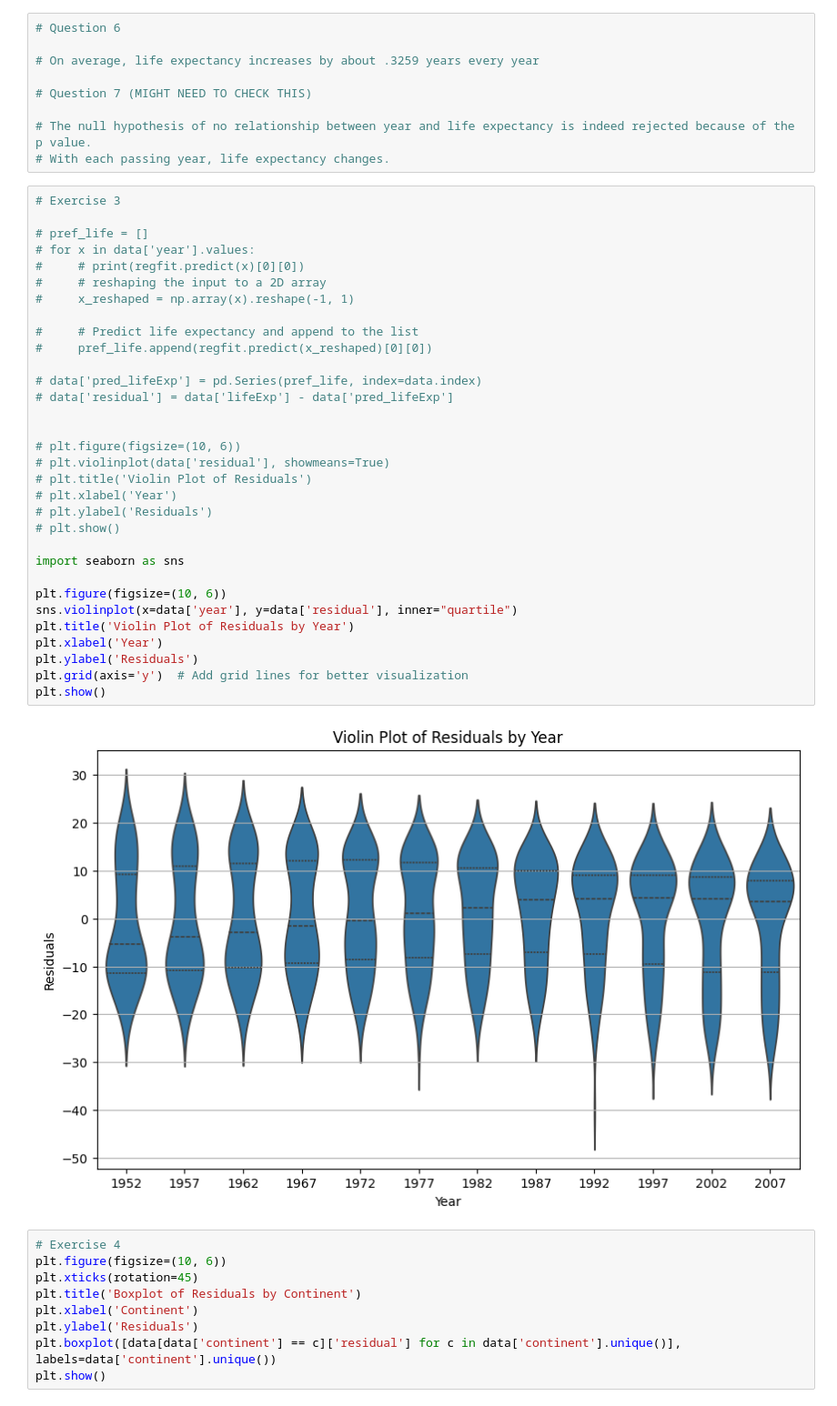
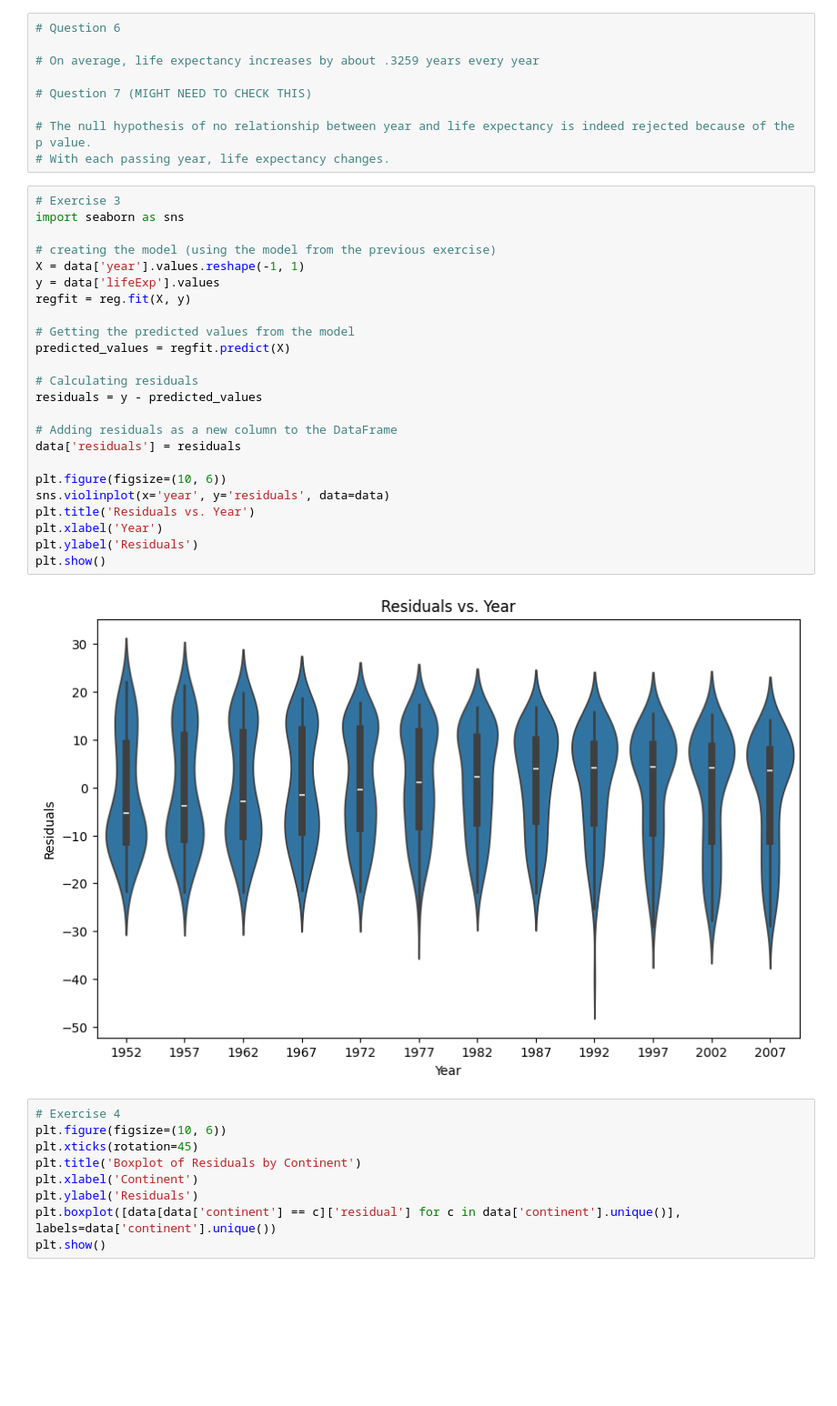
Before and after one commit to JAquaye/cmsc320, a Jupyter notebook: project3/project3.ipynb, the cells around one changed output. Shown at 91% size. Drawn from its saved outputs; the diff is of its cells as text; blank space fills up the shorter version.

```diff
--- a/project3/project3.ipynb
+++ b/project3/project3.ipynb
@@ -95,40 +106,32 @@ strong multicollinearity or other numerical problems.
 
 # The null hypothesis of no relationship between year and life expectancy is indeed rejected because of the p value.
 # With each passing year, life expectancy changes.
-# %%
-# Exercise 3
-
-# pref_life = []
-# for x in data['year'].values:
-#     # print(regfit.predict(x)[0][0])
-#     # reshaping the input to a 2D array
-#     x_reshaped = np.array(x).reshape(-1, 1)
-
-#     # Predict life expectancy and append to the list
-#     pref_life.append(regfit.predict(x_reshaped)[0][0])
-
-# data['pred_lifeExp'] = pd.Series(pref_life, index=data.index)
-# data['residual'] = data['lifeExp'] - data['pred_lifeExp']
-
-
-# plt.figure(figsize=(10, 6))
-# plt.violinplot(data['residual'], showmeans=True)
-# plt.title('Violin Plot of Residuals')
-# plt.xlabel('Year')
-# plt.ylabel('Residuals')
-# plt.show()
-
-import seaborn as sns
-
-plt.figure(figsize=(10, 6))
-sns.violinplot(x=data['year'], y=data['residual'], inner="quartile")
-plt.title('Violin Plot of Residuals by Year')
-plt.xlabel('Year')
-plt.ylabel('Residuals')
-plt.grid(axis='y')  # Add grid lines for better visualization
-plt.show()
-# %% [output]
-[figure, removed]
+# %%
+# Exercise 3
+import seaborn as sns
+
+# creating the model (using the model from the previous exercise)
+X = data['year'].values.reshape(-1, 1)
+y = data['lifeExp'].values
+regfit = reg.fit(X, y)
+
+# Getting the predicted values from the model
+predicted_values = regfit.predict(X)
+
+# Calculating residuals
+residuals = y - predicted_values
+
+# Adding residuals as a new column to the DataFrame
+data['residuals'] = residuals
+
+plt.figure(figsize=(10, 6))
+sns.violinplot(x='year', y='residuals', data=data)
+plt.title('Residuals vs. Year')
+plt.xlabel('Year')
+plt.ylabel('Residuals')
+plt.show()
+# %% [output]
+[figure, added]
 # %%
 # Exercise 4
 plt.figure(figsize=(10, 6))
```
Also changed, not shown: parts of 8 cells of this notebook.
